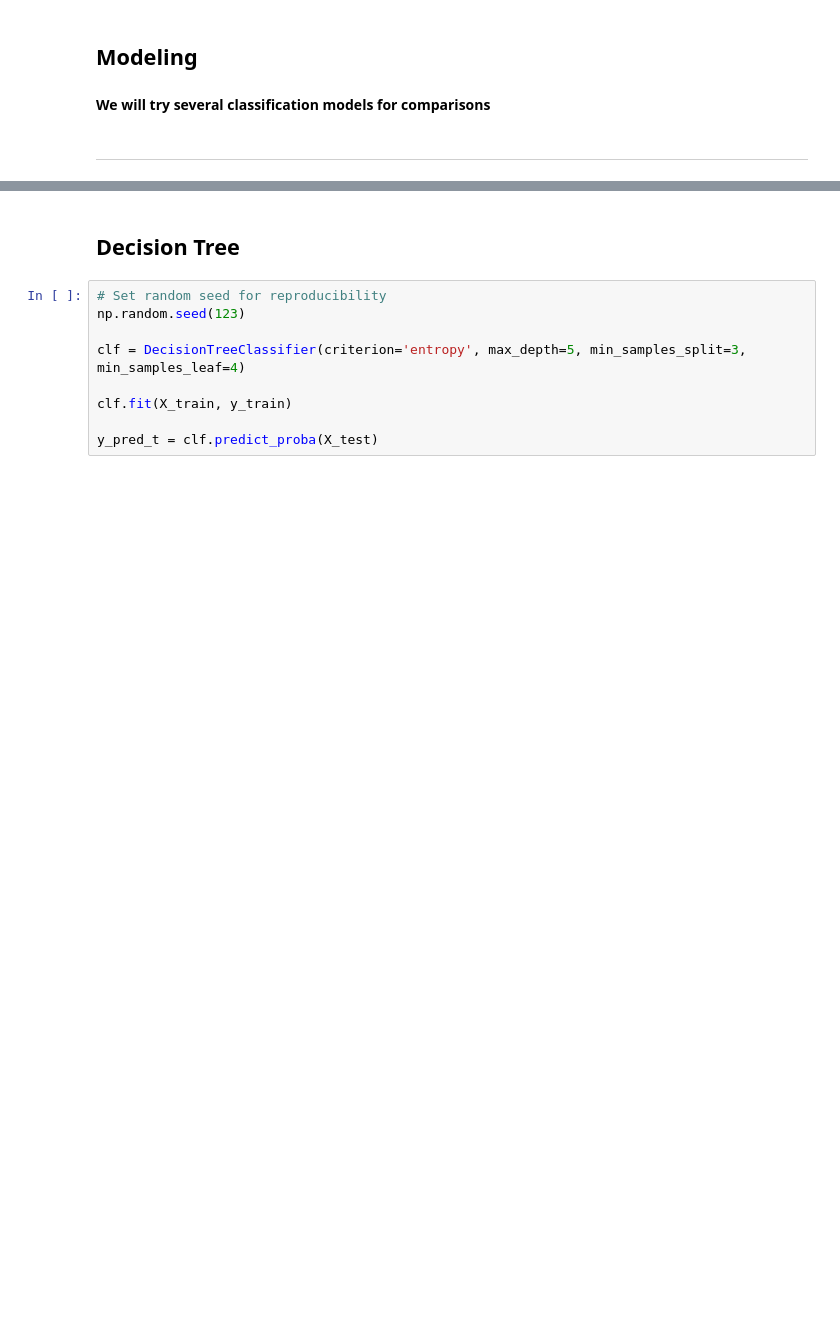
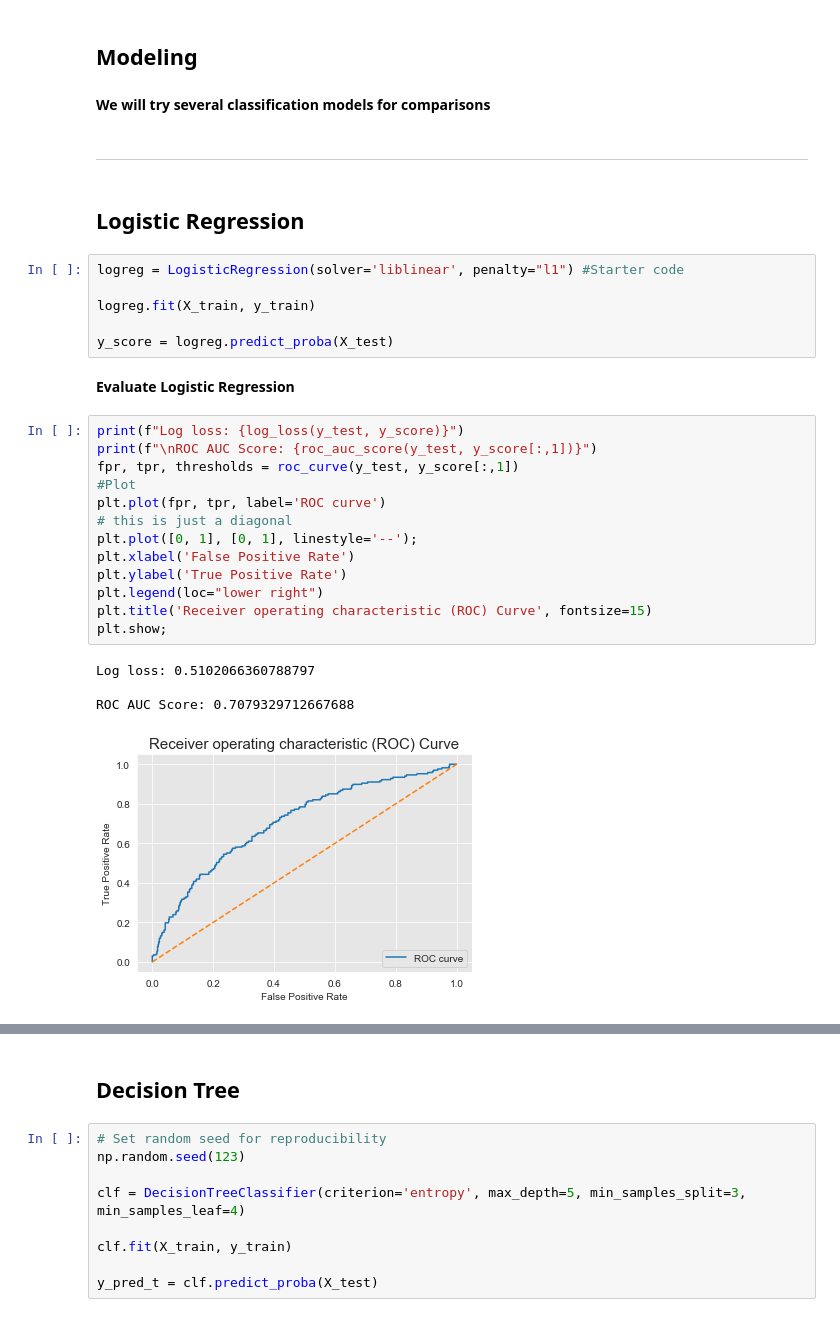
Before and after one commit to jnawjux/board_game_rank_classifier, a Jupyter notebook: final.ipynb, the cells around one changed output, grey strips where cells are left out. Saved outputs shown, nothing was run; the diff lists cells and outputs as text; blank space fills up the shorter version.

```diff
--- a/final.ipynb
+++ b/final.ipynb
@@ -206,3 +179,31 @@ X_train, X_test, y_train, y_test = train_test_split(X, y, random_state=0)
 **We will try several classification models for comparisons**
 # %% [markdown]
 ---
+# %% [markdown]
+## Logistic Regression
+# %%
+logreg = LogisticRegression(solver='liblinear', penalty="l1") #Starter code
+
+logreg.fit(X_train, y_train)
+
+y_score = logreg.predict_proba(X_test)
+# %% [markdown]
+**Evaluate Logistic Regression**
+# %%
+print(f"Log loss: {log_loss(y_test, y_score)}")
+print(f"\nROC AUC Score: {roc_auc_score(y_test, y_score[:,1])}")
+fpr, tpr, thresholds = roc_curve(y_test, y_score[:,1])
+#Plot
+plt.plot(fpr, tpr, label='ROC curve')
+# this is just a diagonal
+plt.plot([0, 1], [0, 1], linestyle='--');
+plt.xlabel('False Positive Rate')
+plt.ylabel('True Positive Rate')
+plt.legend(loc="lower right")
+plt.title('Receiver operating characteristic (ROC) Curve', fontsize=15)
+plt.show;
+# %% [output]
+Log loss: 0.5102066360788797
+
+ROC AUC Score: 0.7079329712667688
+[figure, added]
```
Also changed, not shown: parts of 67 cells of this notebook.
